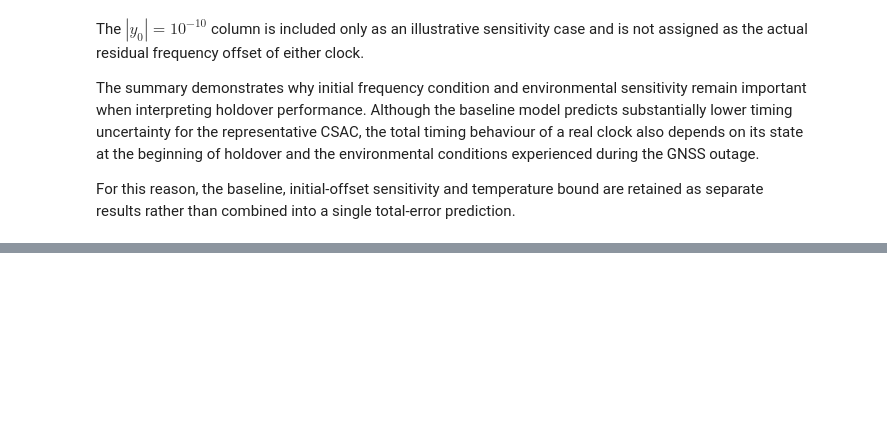
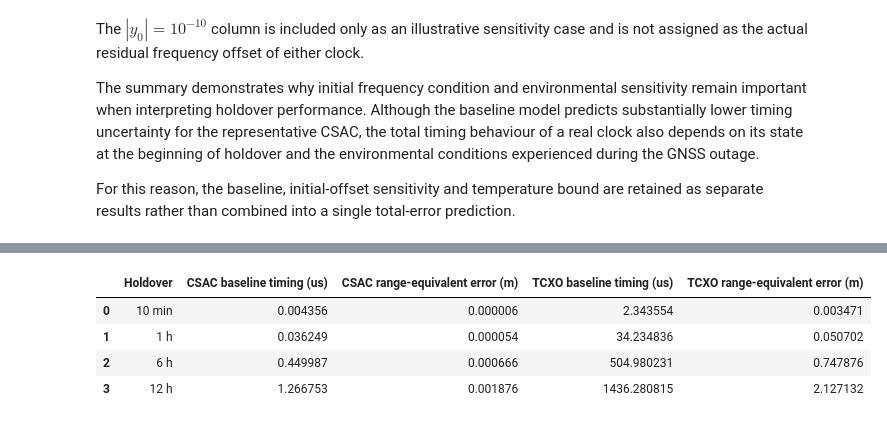
Before and after one commit to FarahAlmufawez/CSAC-GNSS-Holdover-Model, a Jupyter notebook: CSAC-GNSS-Holdover-Model.ipynb, the cells around one changed output, grey strips where cells are left out. Saved outputs shown, nothing was run; the diff lists cells and outputs as text; code cells hidden in the pictures; blank space fills up the shorter version.

```diff
--- a/CSAC-GNSS-Holdover-Model.ipynb
+++ b/CSAC-GNSS-Holdover-Model.ipynb
@@ -1670,0 +1853,46 @@ For this reason, the baseline, initial-offset sensitivity and temperature bound
+# %%
+# 9.3 Baseline Clock-Induced Range-Equivalent Error
+
+import pandas as pd
+
+# Effective sound speed from the representative underwater scenario
+sound_speed = 1481.0  # m/s
+
+range_results = []
+
+for _, row in holdover_comparison_df.iterrows():
+
+    # Convert baseline timing-error scales from microseconds to seconds
+    csac_time_s = (
+        row["CSAC indicative holdover scale (us)"] * 1e-6
+    )
+
+    tcxo_time_s = (
+        row["TCXO indicative holdover scale (us)"] * 1e-6
+    )
+
+    # Convert clock timing error to range-equivalent error
+    csac_range_m = sound_speed * csac_time_s
+    tcxo_range_m = sound_speed * tcxo_time_s
+
+    range_results.append({
+        "Holdover": row["Holdover"],
+        "CSAC baseline timing (us)": (
+            row["CSAC indicative holdover scale (us)"]
+        ),
+        "CSAC range-equivalent error (m)": csac_range_m,
+        "TCXO baseline timing (us)": (
+            row["TCXO indicative holdover scale (us)"]
+        ),
+        "TCXO range-equivalent error (m)": tcxo_range_m
+    })
+
+baseline_range_df = pd.DataFrame(range_results)
+
+baseline_range_df
+# %% [output]
+|  | Holdover | CSAC baseline timing (us) | CSAC range-equivalent error (m) | TCXO baseline timing (us) | TCXO range-equivalent error (m) |
+| 0 | 10 min | 0.004356 | 0.000006 | 2.343554 | 0.003471 |
+| 1 | 1 h | 0.036249 | 0.000054 | 34.234836 | 0.050702 |
+| 2 | 6 h | 0.449987 | 0.000666 | 504.980231 | 0.747876 |
+| 3 | 12 h | 1.266753 | 0.001876 | 1436.280815 | 2.127132 |
```
Also changed, not shown: parts of 19 cells of this notebook.
